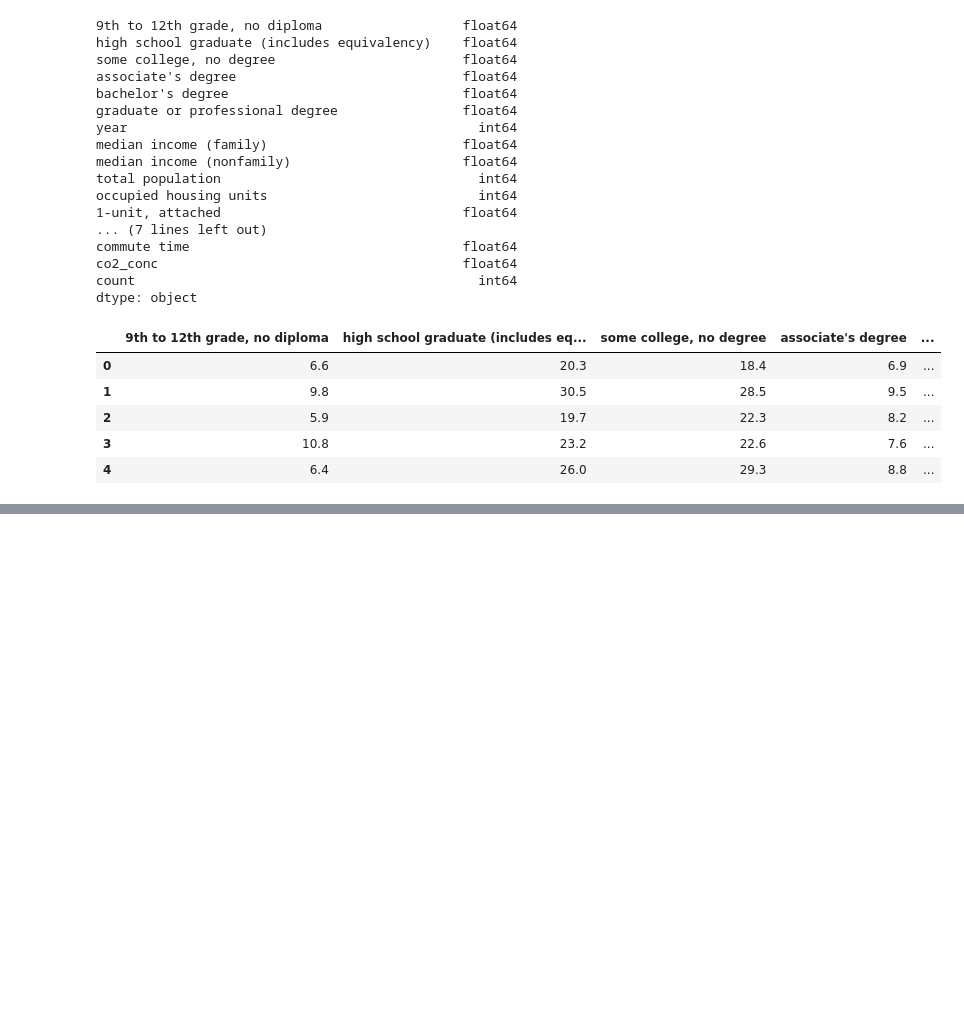
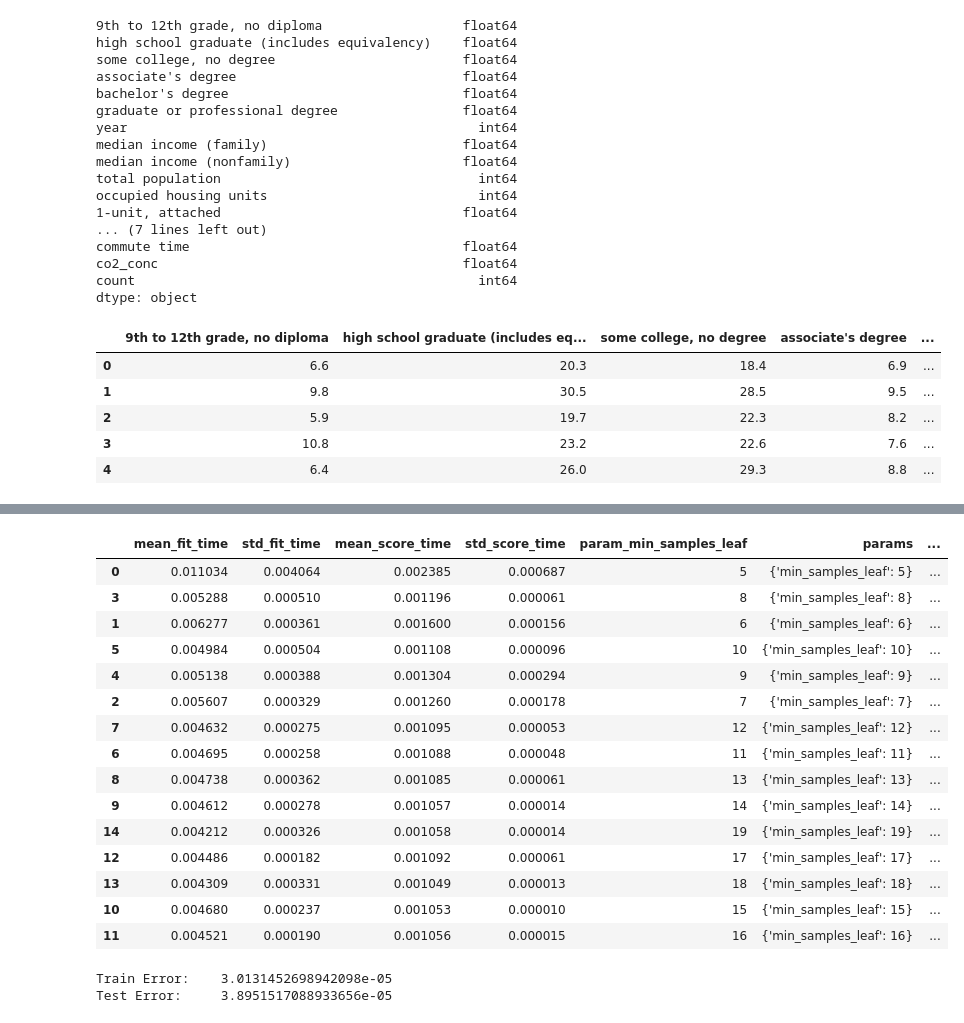
Before and after one commit to samaygarg/evprediction, a Jupyter notebook: finalproject_samay.ipynb, the cells around one changed output, grey strips where cells are left out. Cells and saved outputs as stored; diff of their text form; code cells hidden in the pictures; blank space fills up the shorter version.

```diff
--- a/finalproject_samay.ipynb
+++ b/finalproject_samay.ipynb
@@ -123,7 +123,3 @@ data.head()
 | 2 | 5.9 | 19.7 | 22.3 | 8.2 | ... |
 | 3 | 10.8 | 23.2 | 22.6 | 7.6 | ... |
 | 4 | 6.4 | 26.0 | 29.3 | 8.8 | ... |
-# %%
-house_cols = data.columns[10:18]
-for col in house_cols:
-    data[col] = data[col]
@@ -251,0 +130,5 @@ mean_squared_error(ytest, ypred)
+# %%
+data_2017 = data[data['year'] == 2017]
+# %%
+features = data_2017.drop(columns='count')
+response = data_2017[['count']]
@@ -251,0 +180,7 @@ mean_squared_error(ytest, ypred)
+# %%
+model = DecisionTreeRegressor()
+folder = KFold(n_splits=5, random_state=None, shuffle=True)
+folds = folder.split(xtrain, ytrain)
+params = {'min_samples_leaf':np.arange(5,20)}
+cv_model = GridSearchCV(model, param_grid=params, scoring=make_scorer(mean_squared_error), cv=folds)
+cv_model.fit(xtrain, ytrain)
@@ -251,0 +205,30 @@ mean_squared_error(ytest, ypred)
+# %%
+pd.DataFrame(cv_model.cv_results_).sort_values('rank_test_score')
+# %% [output]
+|  | mean_fit_time | std_fit_time | mean_score_time | std_score_time | param_min_samples_leaf | params | ... |
+| 0 | 0.011034 | 0.004064 | 0.002385 | 0.000687 | 5 | {'min_samples_leaf': 5} | ... |
+| 3 | 0.005288 | 0.000510 | 0.001196 | 0.000061 | 8 | {'min_samples_leaf': 8} | ... |
+| 1 | 0.006277 | 0.000361 | 0.001600 | 0.000156 | 6 | {'min_samples_leaf': 6} | ... |
+| 5 | 0.004984 | 0.000504 | 0.001108 | 0.000096 | 10 | {'min_samples_leaf': 10} | ... |
+| 4 | 0.005138 | 0.000388 | 0.001304 | 0.000294 | 9 | {'min_samples_leaf': 9} | ... |
+| 2 | 0.005607 | 0.000329 | 0.001260 | 0.000178 | 7 | {'min_samples_leaf': 7} | ... |
+| 7 | 0.004632 | 0.000275 | 0.001095 | 0.000053 | 12 | {'min_samples_leaf': 12} | ... |
+| 6 | 0.004695 | 0.000258 | 0.001088 | 0.000048 | 11 | {'min_samples_leaf': 11} | ... |
+| 8 | 0.004738 | 0.000362 | 0.001085 | 0.000061 | 13 | {'min_samples_leaf': 13} | ... |
+| 9 | 0.004612 | 0.000278 | 0.001057 | 0.000014 | 14 | {'min_samples_leaf': 14} | ... |
+| 14 | 0.004212 | 0.000326 | 0.001058 | 0.000014 | 19 | {'min_samples_leaf': 19} | ... |
+| 12 | 0.004486 | 0.000182 | 0.001092 | 0.000061 | 17 | {'min_samples_leaf': 17} | ... |
+| 13 | 0.004309 | 0.000331 | 0.001049 | 0.000013 | 18 | {'min_samples_leaf': 18} | ... |
+| 10 | 0.004680 | 0.000237 | 0.001053 | 0.000010 | 15 | {'min_samples_leaf': 15} | ... |
+| 11 | 0.004521 | 0.000190 | 0.001056 | 0.000015 | 16 | {'min_samples_leaf': 16} | ... |
+# %%
+model_best = cv_model.best_estimator_
+ypred = model_best.predict(xtrain)
+err_train = mean_squared_error(ytrain, ypred)
+ypred = model_best.predict(xtest)
+err_test = mean_squared_error(ypred, ytest)
+print(f'Train Error:\t{err_train}')
+print(f'Test Error:\t{err_test}')
+# %% [output]
+Train Error:    3.0131452698942098e-05
+Test Error:     3.8951517088933656e-05
```
Also changed, not shown: parts of 38 cells of this notebook, 2 other files.
